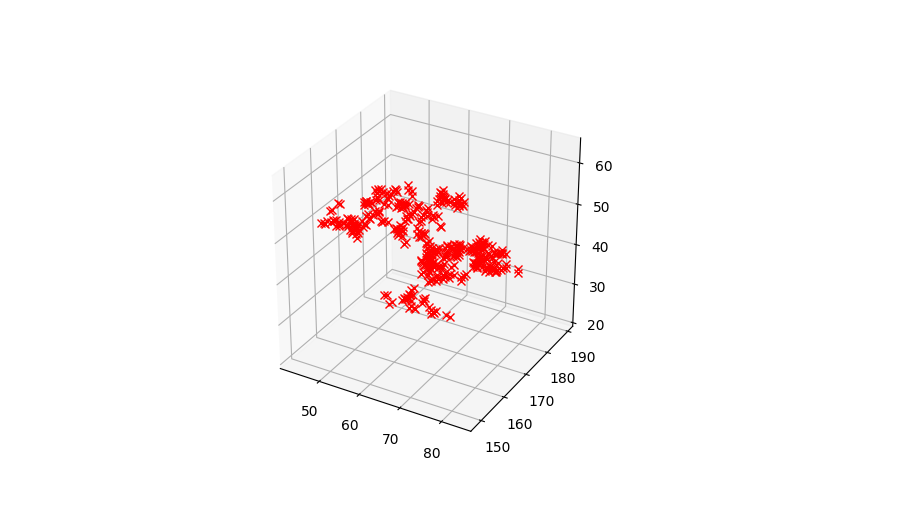
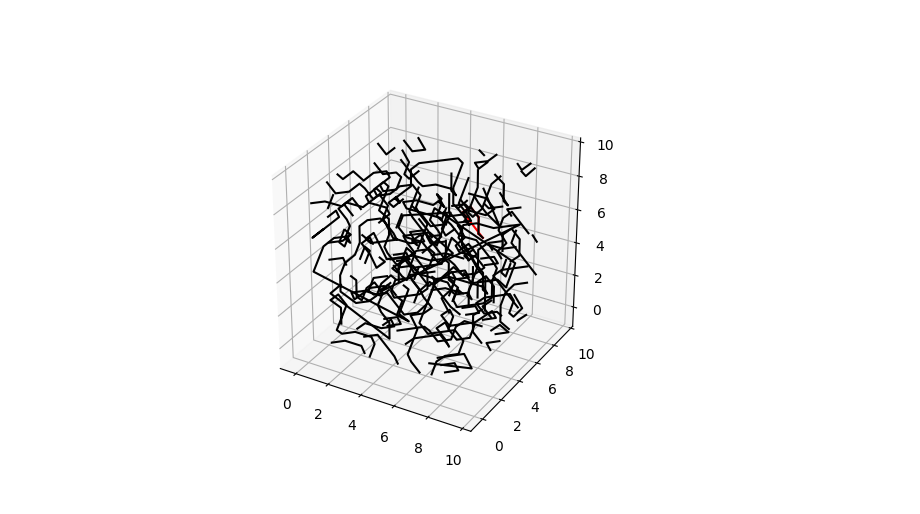
Before and after one commit to Mehdi5578/3DPU_Plateau_Problem, a Jupyter notebook: scripts_folder/create_loops.ipynb, the cells around one changed output. Saved outputs shown, nothing was run; the diff lists cells and outputs as text; code cells hidden in the pictures.

```diff
--- a/scripts_folder/create_loops.ipynb
+++ b/scripts_folder/create_loops.ipynb
@@ -12,5 +21,6 @@ with open(ROOT + 'Results/ph_loops.pkl',"rb") as file:
 # %%
-C = Resiuals(data)
+smaller_data = np.array(data)[:50,:50,:10]
+C = Resiuals(smaller_data)
 C.map_nodes()
 C.create_graph()
 C.create_graph_networkx()
@@ -20,2 +31,0 @@ C.detect_cycles()
-# %%
-cycle = max(C.cycles , key = lambda x : len(x))
@@ -79,0 +32,7 @@ list(subgraph.neighbors(255818))
+# %%
+C.open_paths = [cycle[::-1] for cycle in C.open_paths]
+for open_loop in C.cycles:
+    for ind in range(len(open_loop)-1):
+        if open_loop[ind+1] not in C.Res_graph[open_loop[ind]]:
+            print(open_loop[ind],open_loop[ind+1],open_loop)
+            break
@@ -82,31 +68,66 @@ fig = plt.figure()
 ax = fig.add_subplot(111, projection='3d')
 ax.set_aspect('equal')
 X,Y,Z = [],[],[]
+cycle = C.open_paths[-1]
+subgraph = C.graph_res_networkx.subgraph(cycle).copy()
 
-for point in cycle:
-    point = transform_res_to_point(C.mapping[point])
-    X.append(point[0])
-    Y.append(point[1])
-    Z.append(point[2])
-# ax.plot(X,Y,Z)
+for edge in subgraph.edges:
+    A,B = edge
+    A = transform_res_to_point(C.mapping[A])
+    B = transform_res_to_point(C.mapping[B])
+    X.append(A[0])
+    X.append(B[0])
+    Y.append(A[1])
+    Y.append(B[1])
+    Z.append(A[2])
+    Z.append(B[2])
+    ax.plot([A[0],B[0]],[A[1],B[1]],[A[2],B[2]],color="red")
 
-for point in Badpoints:
-    point = transform_res_to_point(C.mapping[point])
-    ax.plot(point[0],point[1],point[2],color="red",marker="x")
+for D in C.open_paths:
+    X1,Y1,Z1 = [],[],[]
+    for point in D:
+        point = transform_res_to_point(C.mapping[point])
+        X1.append(point[0])
+        Y1.append(point[1])
+        Z1.append(point[2])
+    ax.plot(X1,Y1,Z1,color="black")
+    X = X+X1
+    Y = Y+Y1
+    Z = Z+Z1
+
+# for edge in [a,b]:
+#     p1,p2 = edge
+#     p1 = transform_res_to_point(C.mapping[p1])
+#     p2 = transform_res_to_point(C.mapping[p2])
+#     ax.plot([p1[0],p2[0]],[p1[1],p2[1]],[p1[2],p2[2]],color="blue")
+
+ref_ = Refine_cycle([C.mapping[point] for point in cycle]+ [C.mapping[cycle[0]]])
+
+# for point in Badpoints:
+#     point = transform_res_to_point(C.mapping[point])
+#     ax.plot(point[0],point[1],point[2],color="red",marker="x")
 
 # for square in ref_.squares:
 #     A,B,M = [],[],[]
-#     for point in square+[square[0]]:
-#         A.append(point[0])
-#         B.append(point[1])
-#         M.append(point[2])
-#     ax.plot(A,B,M)
+#     mean_point = np.mean(np.array(square)[:4],axis=0)
+#     mean_point = tuple(mean_point)
+#     if True:
+#         for point in square+[square[0]]:
+#             A.append(point[0])
+#             B.append(point[1])
+#             M.append(point[2])
+#         ax.plot(A,B,M)
 
+# X = X+A
+# Y = Y+B
+# Z = Z+M
 
-
+# for point in degree_2:
+#     point = transform_res_to_point(C.mapping[point])
+#     ax.plot(point[0],point[1],point[2],color="red",marker="x")
 
 X,Y,Z = np.array(X),np.array(Y),np.array(Z)
-max_range = np.array([X.max()-X.min(), Y.max()-Y.min(), Z.max()-Z.min()]).max() / 2.0
+max_range = np.array([X.max()-X.min(), Y.max()-Y.min(), Z.max()-Z.min()]).max() / 2.0 + 1
 
 mid_x = (X.max()+X.min()) * 0.5
 mid_y = (Y.max()+Y.min()) * 0.5
@@ -119 +140 @@ ax.set_zlim(mid_z - max_range, mid_z + max_range)
-[figure, old version]
+[figure, new version]
```
Also changed, not shown: parts of 16 cells of this notebook, 8 other files.
